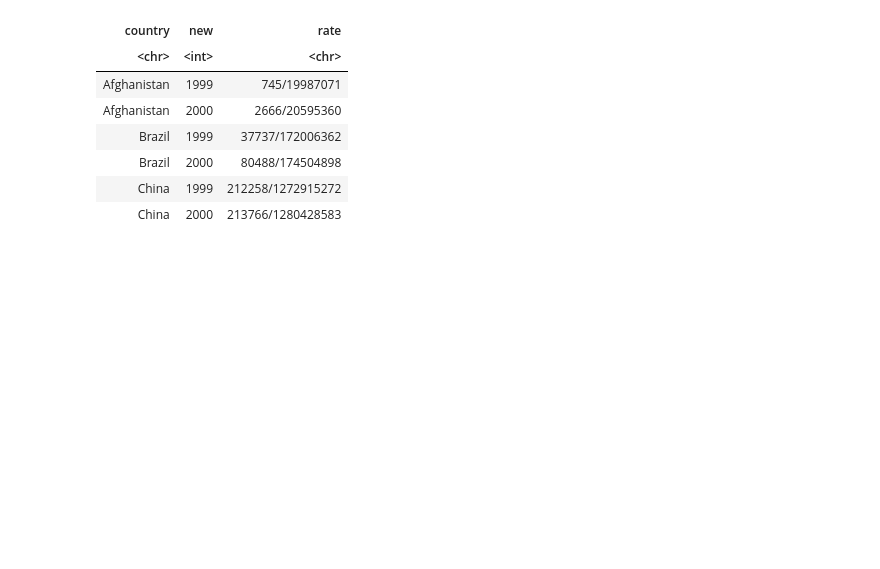
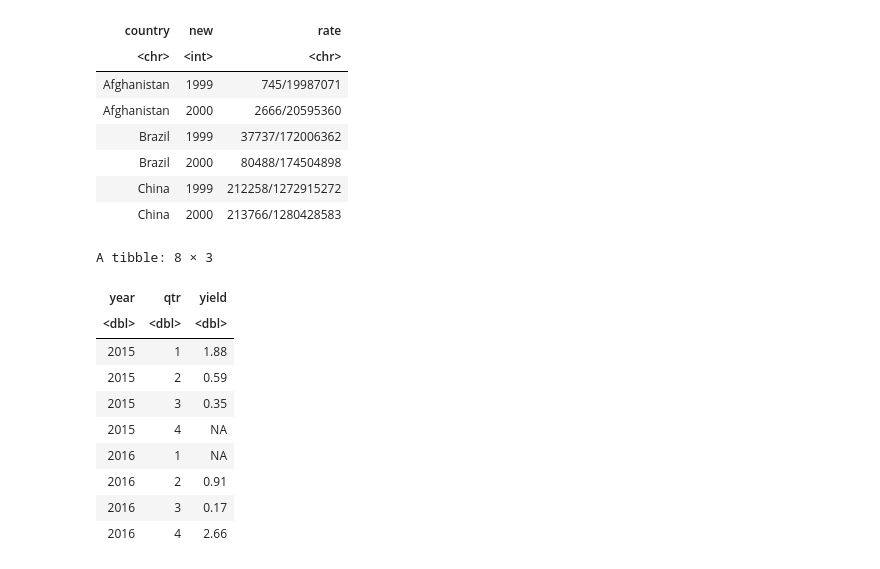
Before and after one commit to Pepcoders/Business-Analytics-Content, a Jupyter notebook: 23_feb.ipynb, the cells around one changed output. Drawn from its saved outputs; the diff is of its cells as text; code cells hidden in the pictures; blank space fills up the shorter version.

```diff
--- a/23_feb.ipynb
+++ b/23_feb.ipynb
@@ -126,3 +126,10 @@ A tibble: 6 × 3
 | Brazil | 2000 | 80488/174504898 |
 | China | 1999 | 212258/1272915272 |
 | China | 2000 | 213766/1280428583 |
+# %%
+#Example Data
+stocks <- tibble(
+  year=c(2015,2015,2015,2015,2016,2016,2016),
+  qtr=c(1,2,3,4,2,3,4),
+  yield=c(1.88,0.59,0.35,NA,0.91,0.17,2.66)
+)
@@ -128,0 +141,15 @@ A tibble: 6 × 3
+# %%
+stocks %>%
+complete(year,qtr)
+# %% [output]
+A tibble: 8 × 3
+| year | qtr | yield |
+| <dbl> | <dbl> | <dbl> |
+| 2015 | 1 | 1.88 |
+| 2015 | 2 | 0.59 |
+| 2015 | 3 | 0.35 |
+| 2015 | 4 | NA |
+| 2016 | 1 | NA |
+| 2016 | 2 | 0.91 |
+| 2016 | 3 | 0.17 |
+| 2016 | 4 | 2.66 |
```
Also changed, not shown: parts of 12 cells of this notebook.
